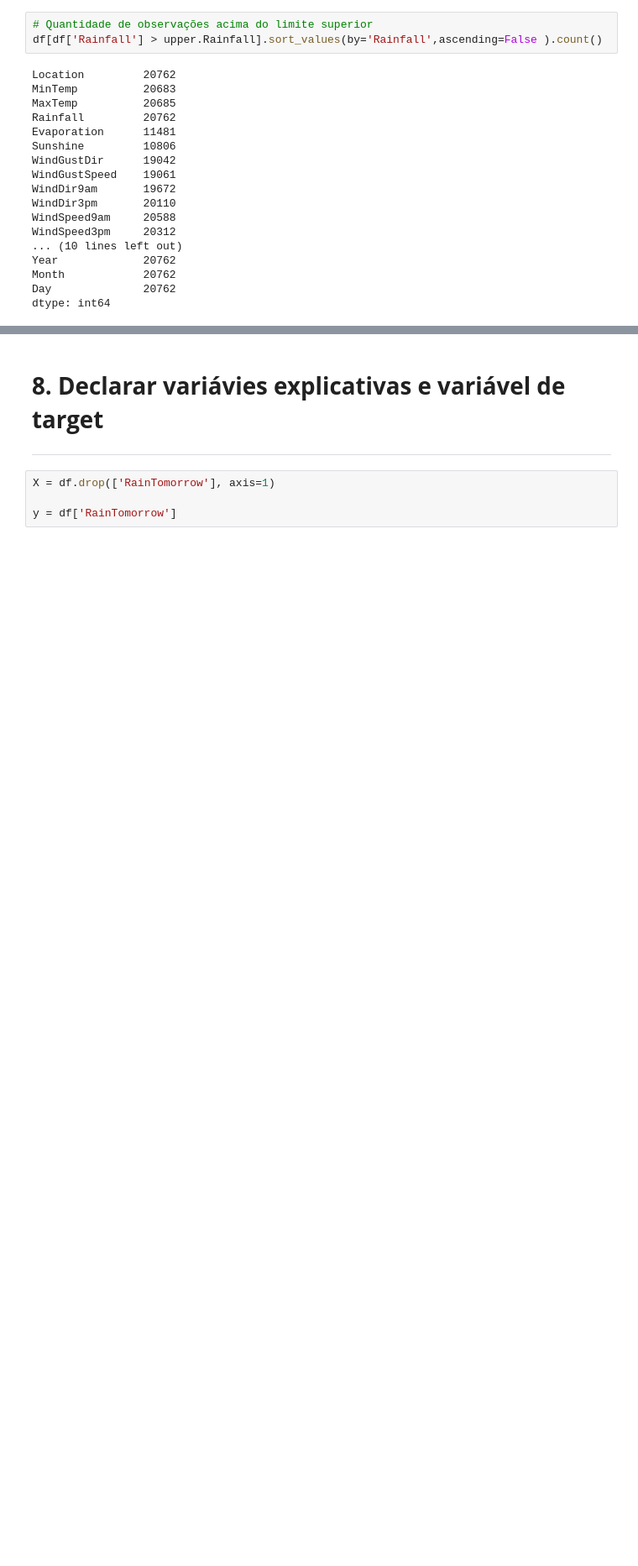
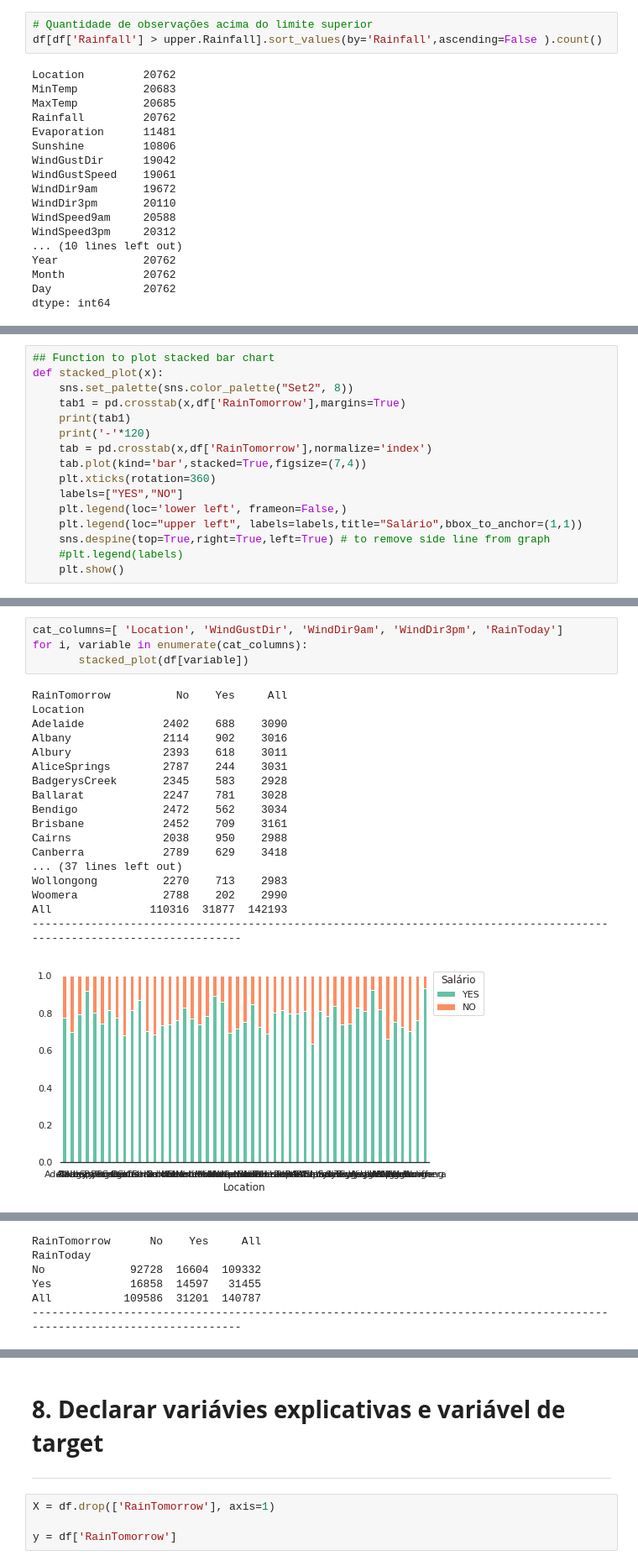
Before and after one commit to Rodrigo-Lopes-de-Andrade/Artigos_e_Projetos, a Jupyter notebook: 00_Regressão_Logistica.ipynb, the cells around one changed output, grey strips where cells are left out. Shown at 84% size. Cells and saved outputs as stored; diff of their text form; blank space fills up the shorter version.

```diff
--- a/00_Regressão_Logistica.ipynb
+++ b/00_Regressão_Logistica.ipynb
@@ -1457,0 +1445,16 @@ plt.show()
+# %%
+## Function to plot stacked bar chart
+def stacked_plot(x):
+    sns.set_palette(sns.color_palette("Set2", 8))
+    tab1 = pd.crosstab(x,df['RainTomorrow'],margins=True)
+    print(tab1)
+    print('-'*120)
+    tab = pd.crosstab(x,df['RainTomorrow'],normalize='index')
+    tab.plot(kind='bar',stacked=True,figsize=(7,4))
+    plt.xticks(rotation=360)
+    labels=["YES","NO"]
+    plt.legend(loc='lower left', frameon=False,)
+    plt.legend(loc="upper left", labels=labels,title="Salário",bbox_to_anchor=(1,1))
+    sns.despine(top=True,right=True,left=True) # to remove side line from graph
+    #plt.legend(labels)
+    plt.show()
@@ -1457,0 +1465,23 @@ plt.show()
+# %%
+cat_columns=[ 'Location', 'WindGustDir', 'WindDir9am', 'WindDir3pm', 'RainToday']
+for i, variable in enumerate(cat_columns):
+       stacked_plot(df[variable])
+# %% [output]
+RainTomorrow          No    Yes     All
+Location
+Adelaide            2402    688    3090
+Albany              2114    902    3016
+Albury              2393    618    3011
+AliceSprings        2787    244    3031
+BadgerysCreek       2345    583    2928
+Ballarat            2247    781    3028
+Bendigo             2472    562    3034
+Brisbane            2452    709    3161
+Cairns              2038    950    2988
+Canberra            2789    629    3418
+... (37 lines left out)
+Wollongong          2270    713    2983
+Woomera             2788    202    2990
+All               110316  31877  142193
+------------------------------------------------------------------------------------------------------------------------
+[figure, added]
@@ -1457,0 +1551,6 @@ plt.show()
+RainTomorrow      No    Yes     All
+RainToday
+No             92728  16604  109332
+Yes            16858  14597   31455
+All           109586  31201  140787
+------------------------------------------------------------------------------------------------------------------------
```
Also changed, not shown: parts of 18 cells of this notebook.
